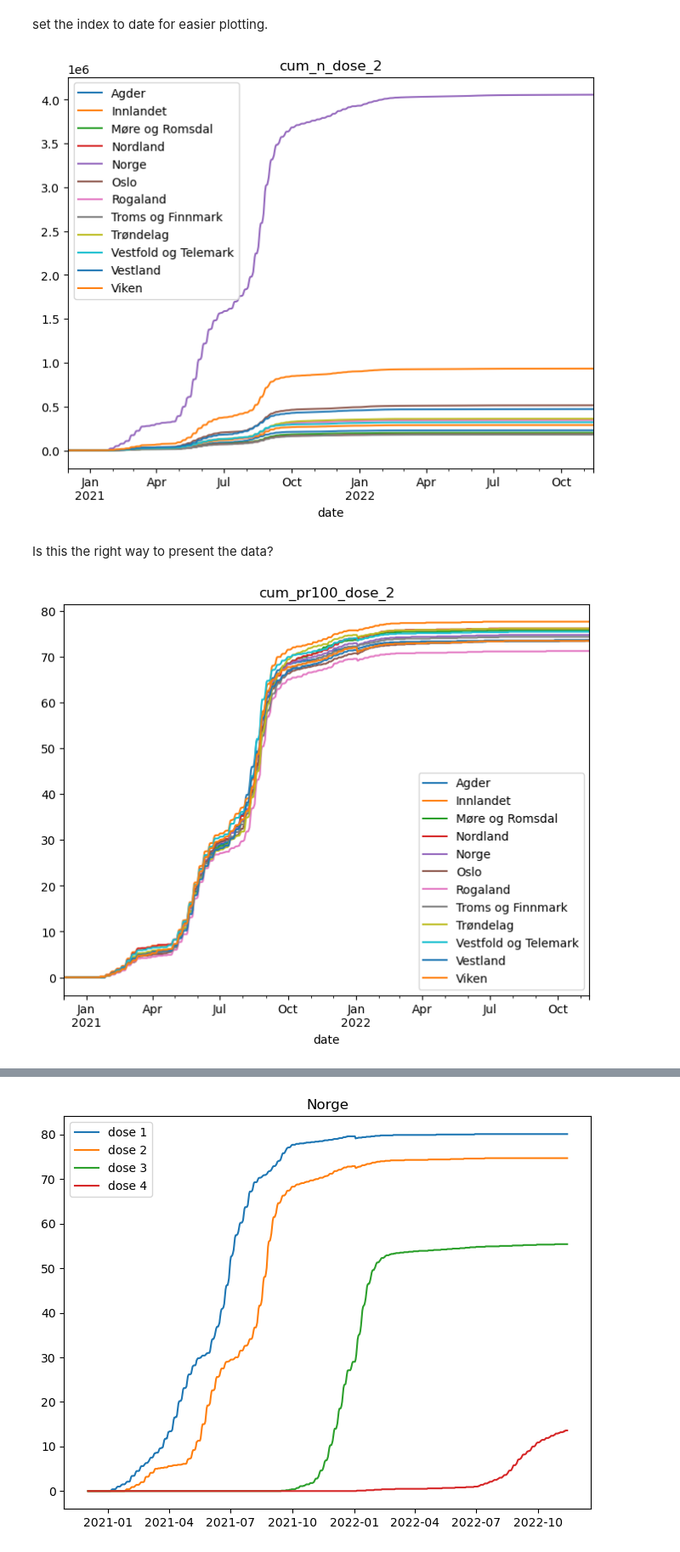
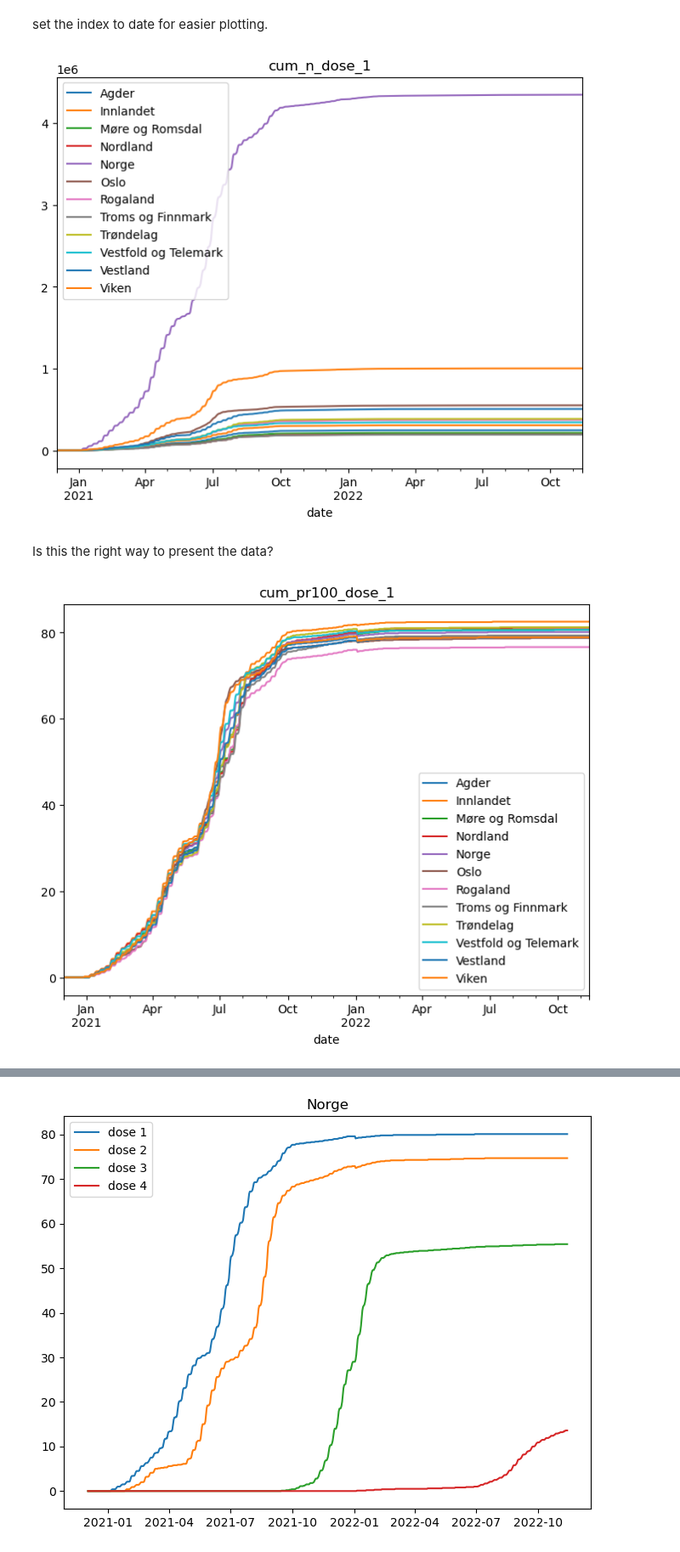
Before and after one commit to galendal/model_prepare, a Jupyter notebook: fhi_data.ipynb, the cells around one changed output, grey strips where cells are left out. Shown: that part at 85% size. Saved outputs shown, nothing was run; the diff lists cells and outputs as text; code cells hidden in the pictures.

```diff
--- a/fhi_data.ipynb
+++ b/fhi_data.ipynb
@@ -178,21 +178,21 @@ plt.legend(['n_icu','hospital main cause'])
 # %% [markdown]
 set the index to date for easier plotting.
 # %%
-variable='cum_n_dose_2'
+variable='cum_n_dose_1'
 fig,axs=plt.subplots(1,1,figsize=(8,6))
 
 vac.groupby('location_name')[variable].plot(legend=True,title=variable, ax=axs);
 # %% [output]
-[figure, old version]
+[figure, new version]
 # %% [markdown]
 Is this the right way to present the data?
 # %%
-variable='cum_pr100_dose_2'
+variable='cum_pr100_dose_1'
 fig,axs=plt.subplots(1,1,figsize=(8,6))
 
 vac.groupby('location_name')[variable].plot(legend=True,title=variable, ax=axs);
 # %% [output]
-[figure, old version]
+[figure, new version]
 # %%
 vac
 # %% [output]
```
Also changed, not shown: parts of 2 cells of this notebook.
